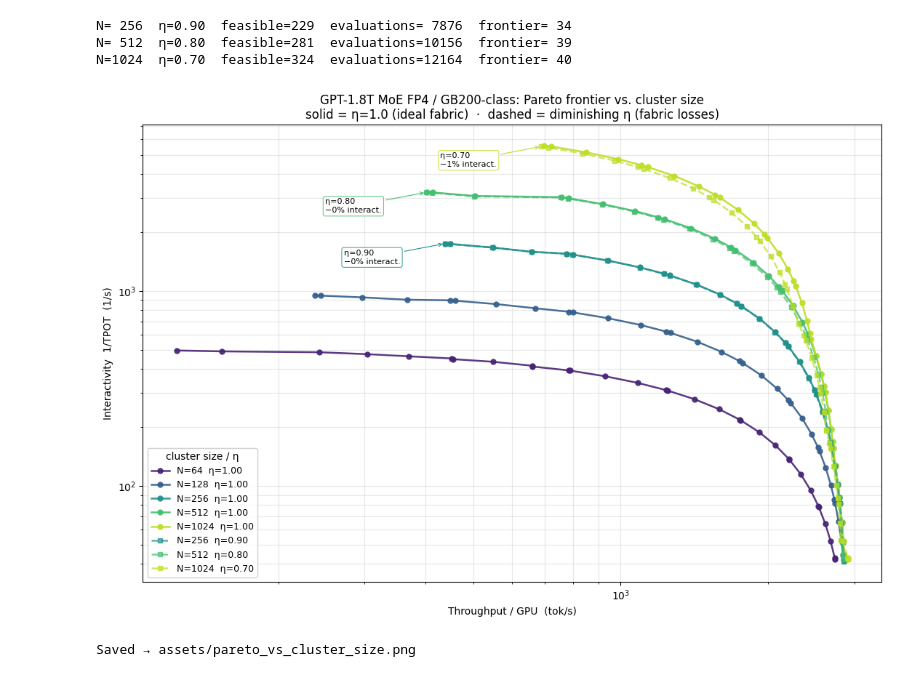
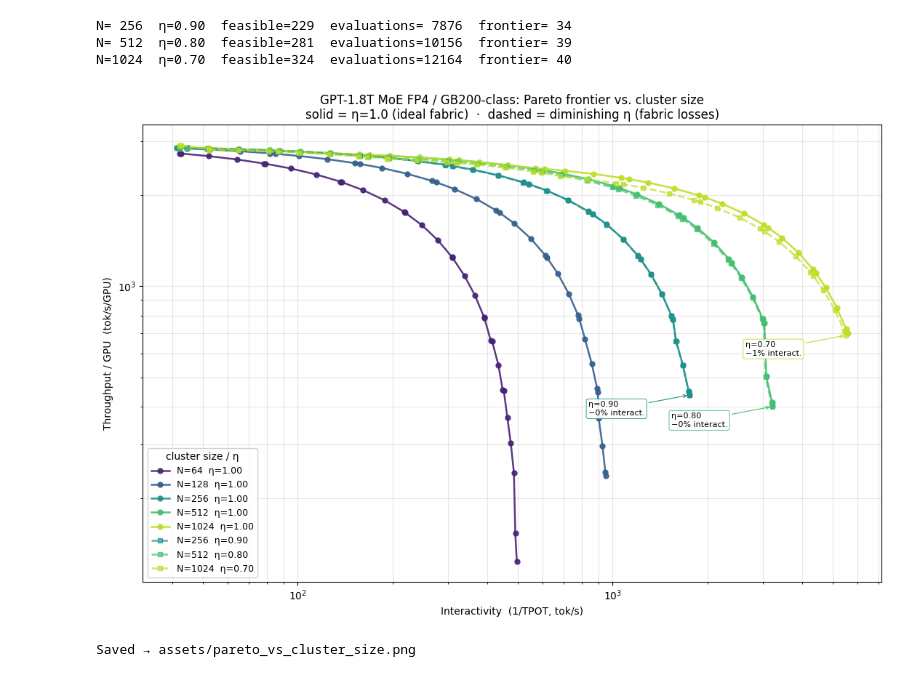
Before and after one commit to spiceMonkey/llm_perf, a Jupyter notebook: pareto_vs_cluster_size.ipynb, the cells around one changed output. Drawn from its saved outputs; the diff is of its cells as text; code cells hidden in the pictures.

```diff
--- a/pareto_vs_cluster_size.ipynb
+++ b/pareto_vs_cluster_size.ipynb
@@ -296,8 +296,8 @@ for N in CLUSTER_SIZES:
     fr = frontier_by_N[N]
     if not fr:
         continue
-    xs = [p.tput_per_gpu for p in fr]
-    ys = [p.interactivity for p in fr]
+    xs = [p.interactivity for p in fr]
+    ys = [p.tput_per_gpu for p in fr]
     ax.plot(xs, ys, "-o", lw=1.8, ms=5, color=colors[N], alpha=0.9,
             label=f"N={N}  η=1.00")
 
@@ -306,39 +306,39 @@ for N, eta in ETA_SCHEDULE.items():
     fr = frontier_eta_by_N[N]
     if not fr:
         continue
-    xs = [p.tput_per_gpu for p in fr]
-    ys = [p.interactivity for p in fr]
+    xs = [p.interactivity for p in fr]
+    ys = [p.tput_per_gpu for p in fr]
     ax.plot(xs, ys, "--s", lw=1.8, ms=5, color=colors[N], alpha=0.7,
             label=f"N={N}  η={eta:.2f}")
 
     # Annotate the throughput loss at the high-interactivity corner
     top_orig = max(frontier_by_N[N], key=lambda p: p.interactivity)
     top_eta = max(fr, key=lambda p: p.interactivity)
     pct = (1 - top_eta.interactivity / top_orig.interactivity) * 100
     ax.annotate(
         f"η={eta:.2f}\n−{pct:.0f}% interact.",
-        xy=(top_eta.tput_per_gpu, top_eta.interactivity),
+        xy=(top_eta.interactivity, top_eta.tput_per_gpu),
         xytext=(-100, -20), textcoords="offset points",
         fontsize=8, ha="left",
         bbox=dict(boxstyle="round,pad=0.25", fc="white",
                   ec=colors[N], alpha=0.9, lw=0.7),
         arrowprops=dict(arrowstyle="->", color=colors[N], lw=0.8),
     )
 
 ax.set_xscale("log")
 ax.set_yscale("log")
-ax.set_xlabel("Throughput / GPU  (tok/s)")
-ax.set_ylabel("Interactivity  1/TPOT  (1/s)")
+ax.set_xlabel("Interactivity  (1/TPOT, tok/s)")
+ax.set_ylabel("Throughput / GPU  (tok/s/GPU)")
 ax.set_title(
     "GPT-1.8T MoE FP4 / GB200-class: Pareto frontier vs. cluster size\n"
     "solid = η=1.0 (ideal fabric)  ·  dashed = diminishing η (fabric losses)"
 )
 ax.grid(True, which="both", alpha=0.3)
 ax.legend(loc="lower left", fontsize=9, framealpha=0.9, title="cluster size / η")
 fig.tight_layout()
 fig.savefig("assets/pareto_vs_cluster_size.png", dpi=130, bbox_inches="tight")
 plt.show()
 print("Saved → assets/pareto_vs_cluster_size.png")
 # %% [output]
-[figure, old version]
+[figure, new version]
 Saved → assets/pareto_vs_cluster_size.png
```
Also changed, not shown: 5 other files.
